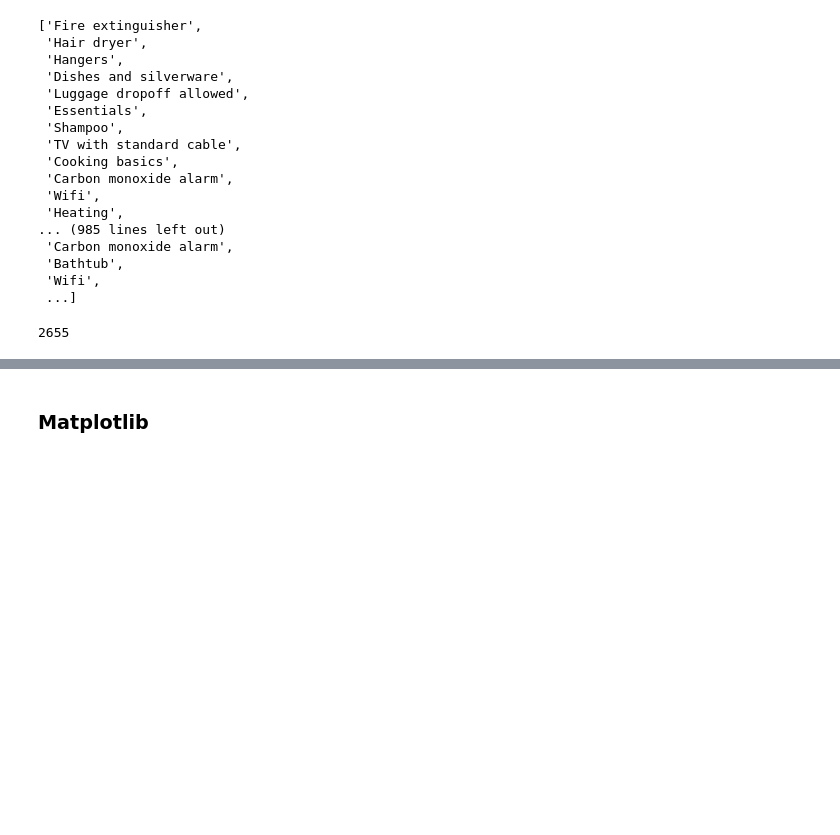
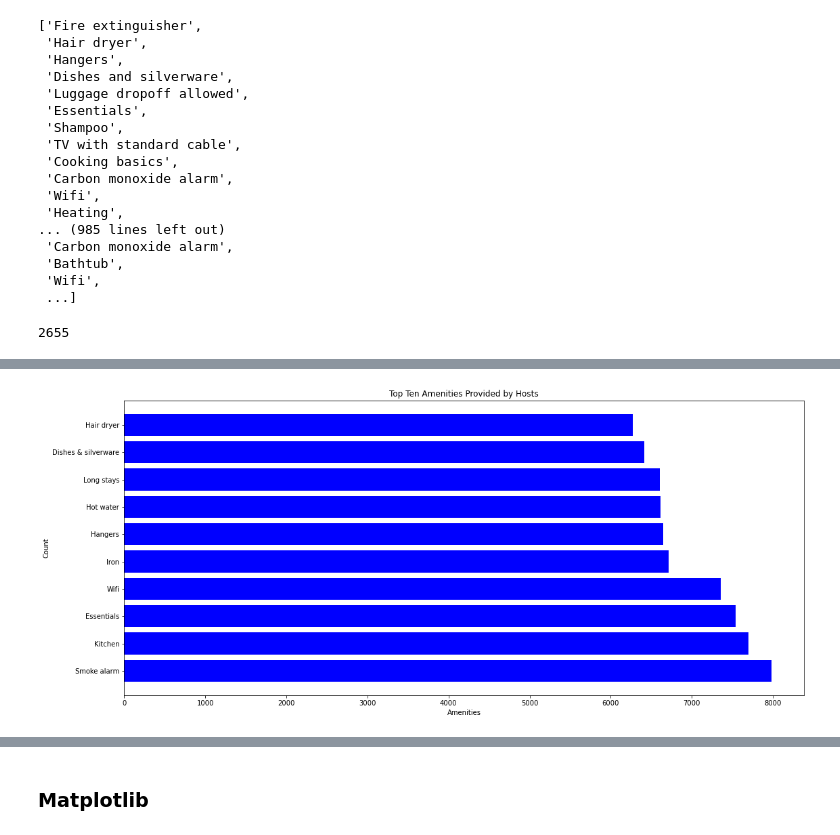
Before and after one commit to Nwanne-analytics/Airbnb_Data_Project, a Jupyter notebook: Working codes COM728.ipynb, the cells around one changed output, grey strips where cells are left out. Drawn from its saved outputs; the diff is of its cells as text; code cells hidden in the pictures; blank space fills up the shorter version.

```diff
--- a/Working codes COM728.ipynb
+++ b/Working codes COM728.ipynb
@@ -97,0 +209,22 @@ unique_items_count
+# %%
+import matplotlib.pyplot as plt
+def plot_amenities():
+    count = pd.Series(amenities_list).value_counts().head(10)
+
+    amenities = ["Smoke alarm", "Kitchen", "Essentials", "Wifi", "Iron", "Hangers", "Hot water", "Long stays", "Dishes & silverware", "Hair dryer"]
+    count = [count[0], count[1], count[2], count[3], count[4], count[5], count[6], count[7], count[8], count[9]]
+
+    fig = plt.figure(figsize=(18,8))
+
+    plt.barh(amenities, count, color="blue")
+
+    plt.xlabel("Amenities")
+    plt.ylabel("Count")
+
+    plt.title("Top Ten Amenities Provided by Hosts")
+
+    plt.show()
+
+plot_amenities()
+# %% [output]
+[figure, added]
```
Also changed, not shown: parts of 69 cells of this notebook, 1 other file.
